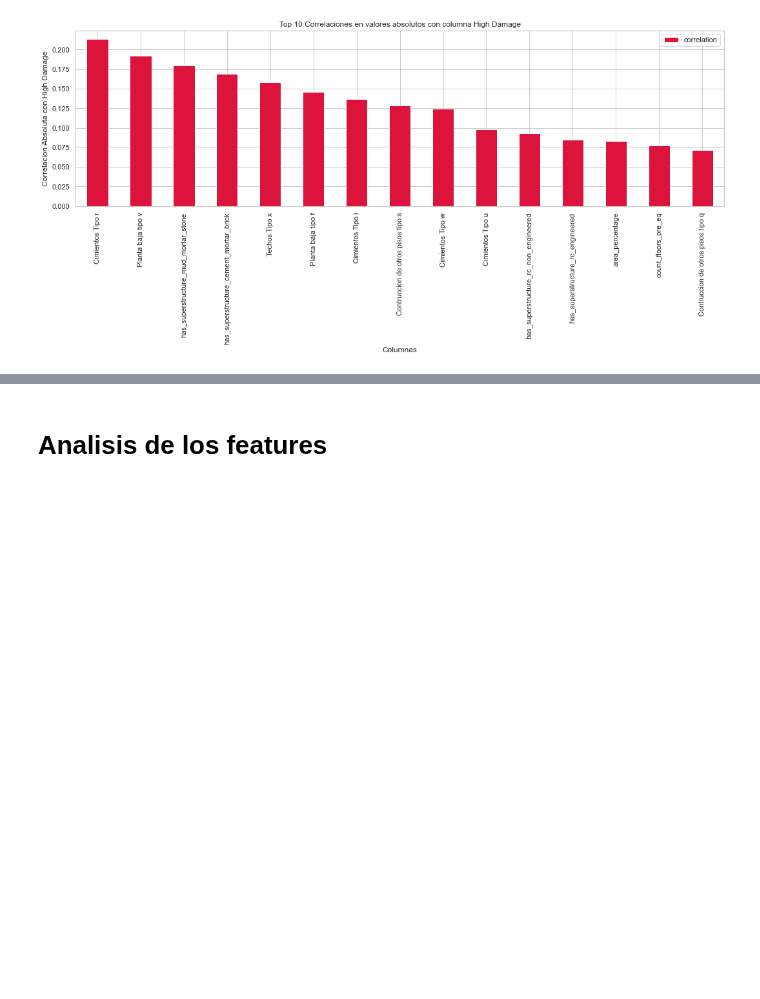
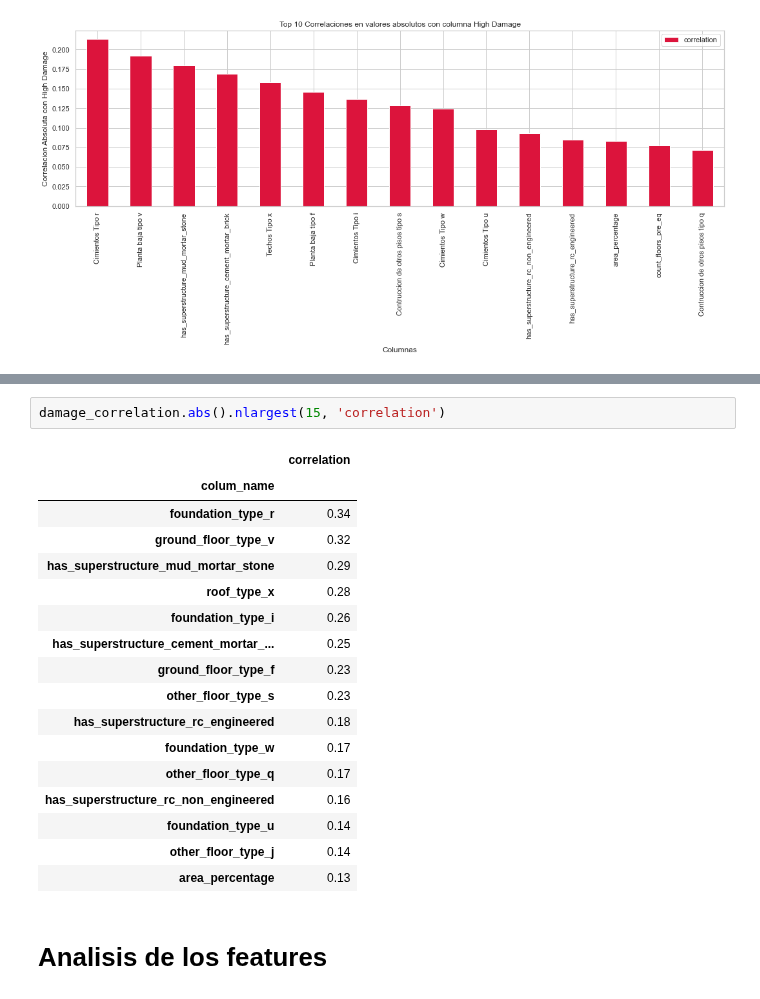
Before and after one commit to DanteReinaudo/EarthquakeDamagePrediction, a Jupyter notebook: tp2/analisis_de_features.ipynb, the cells around one changed output, grey strips where cells are left out. Saved outputs shown, nothing was run; the diff lists cells and outputs as text; blank space fills up the shorter version.

```diff
--- a/tp2/analisis_de_features.ipynb
+++ b/tp2/analisis_de_features.ipynb
@@ -608,6 +544,26 @@ damage_correlation.abs().nlargest(16, 'correlation')
 | Contruccion de otros pisos tipo j | 0.14 |
 | area_percentage | 0.13 |
 | count_floors_pre_eq | 0.12 |
+# %%
+damage_correlation.abs().nlargest(15, 'correlation')
+# %% [output]
+|  | correlation |
+| colum_name |  |
+| foundation_type_r | 0.34 |
+| ground_floor_type_v | 0.32 |
+| has_superstructure_mud_mortar_stone | 0.29 |
+| roof_type_x | 0.28 |
+| foundation_type_i | 0.26 |
+| has_superstructure_cement_mortar_... | 0.25 |
+| ground_floor_type_f | 0.23 |
+| other_floor_type_s | 0.23 |
+| has_superstructure_rc_engineered | 0.18 |
+| foundation_type_w | 0.17 |
+| other_floor_type_q | 0.17 |
+| has_superstructure_rc_non_engineered | 0.16 |
+| foundation_type_u | 0.14 |
+| other_floor_type_j | 0.14 |
+| area_percentage | 0.13 |
 # %% [markdown]
 # Analisis de los features
 # %% [markdown]
```
Also changed, not shown: parts of 18 cells of this notebook.
